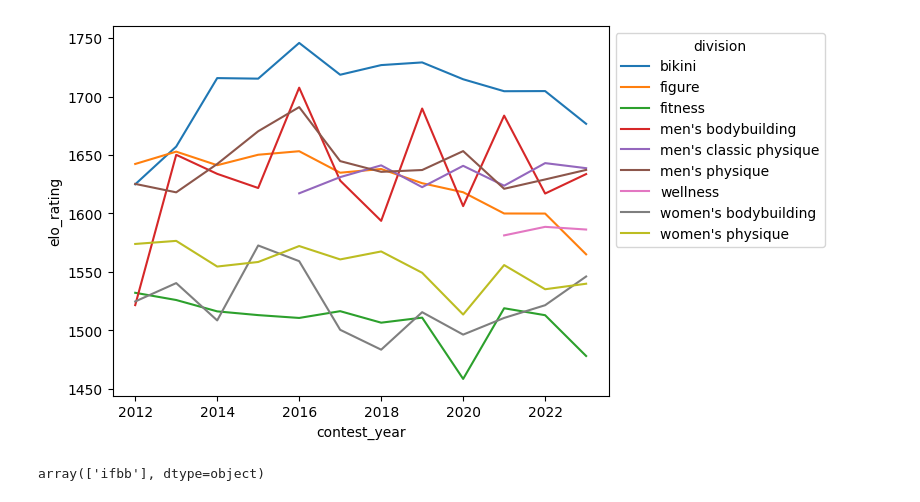
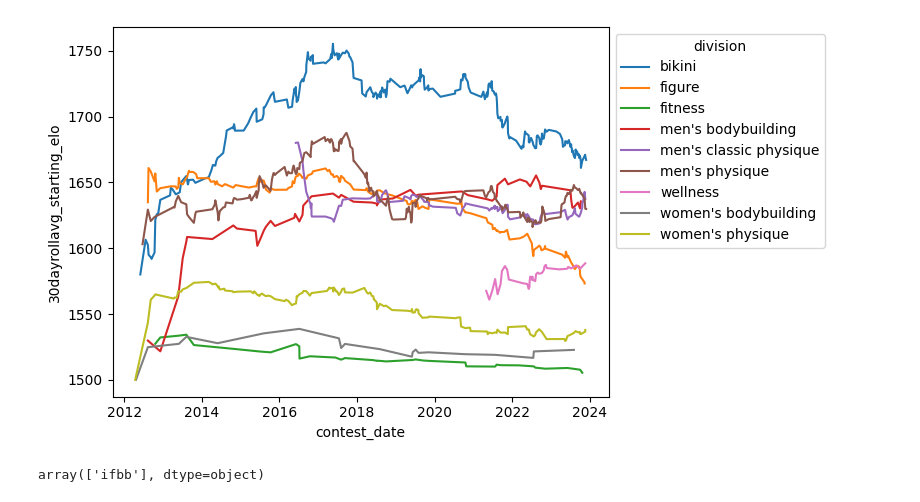
Before and after one commit to andrei-prokhorov/bodybuilding-ranking, a Jupyter notebook: elo_rating_amateur.ipynb, the cells around one changed output. Saved outputs shown, nothing was run; the diff lists cells and outputs as text; code cells hidden in the pictures.

Commit message:
adjusted for pro starting elo

```diff
--- a/elo_rating_amateur.ipynb
+++ b/elo_rating_amateur.ipynb
@@ -45,0 +61,4 @@ df_starting_elo
+# %%
+df_starting_elo = pd.DataFrame(df_first_pro_elo.groupby(["division", "contest_date"])["elo_rating"].mean()).reset_index()
+df_starting_elo['30dayrollavg_starting_elo'] = df_starting_elo.groupby(['division'])['elo_rating'].transform(lambda x: x.rolling(30, 1).mean())
+df_starting_elo
@@ -46,13 +79,13 @@ df_starting_elo
 # %%
 ax = sns.lineplot(
     data=df_starting_elo,
-    x="contest_year",
-    y="elo_rating",
+    x="contest_date",
+    y="30dayrollavg_starting_elo",
     hue="division"
 )
 sns.move_legend(ax, "upper left", bbox_to_anchor=(1, 1))
 # %% [output]
-[figure, old version]
+[figure, new version]
 # %%
 df[df['competitor_name'] == 'pricila rodriguez']['organization'].unique()
 # %% [output]
```
Also changed, not shown: parts of 4 cells of this notebook, 6 other files.
